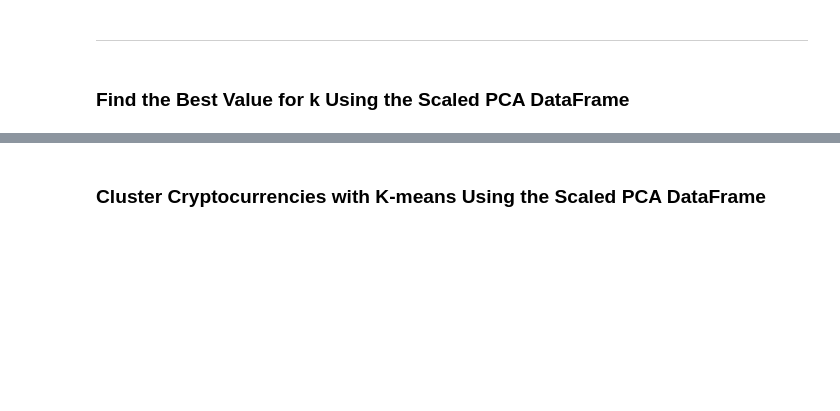
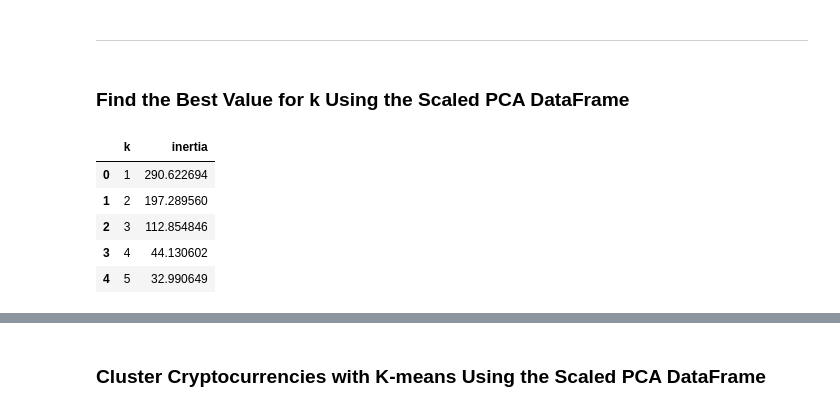
Before and after one commit to Angelinamurdock/CryptoClustering, a Jupyter notebook: Crypto_Clustering_final.ipynb, the cells around one changed output, grey strips where cells are left out. Drawn from its saved outputs; the diff is of its cells as text; code cells hidden in the pictures; blank space fills up the shorter version.

```diff
--- a/Crypto_Clustering_final.ipynb
+++ b/Crypto_Clustering_final.ipynb
@@ -251,5 +256,6 @@ market_pca_df.head()
 ### Find the Best Value for k Using the Scaled PCA DataFrame
 # %%
 # Create a list with the number of k-values from 1 to 11
+k = list(range(1, 11))
 # %%
 # Create an empty list to store the inertia values
@@ -263,7 +273,19 @@ market_pca_df.head()
 # %%
 # Create a dictionary with the data to plot the Elbow curve
+elbow_data = {"k": k, "inertia": inertia}
 
 # Create a DataFrame with the data to plot the Elbow curve
+df_elbow = pd.DataFrame(elbow_data)
+
+# Review the DataFrame
+df_elbow.head()
+# %% [output]
+|  | k | inertia |
+| 0 | 1 | 290.622694 |
+| 1 | 2 | 197.289560 |
+| 2 | 3 | 112.854846 |
+| 3 | 4 | 44.130602 |
+| 4 | 5 | 32.990649 |
 # %%
 # Plot a line chart with all the inertia values computed with
 # the different values of k to visually identify the optimal value for k.
```
Also changed, not shown: parts of 14 cells of this notebook, 1 other file.
